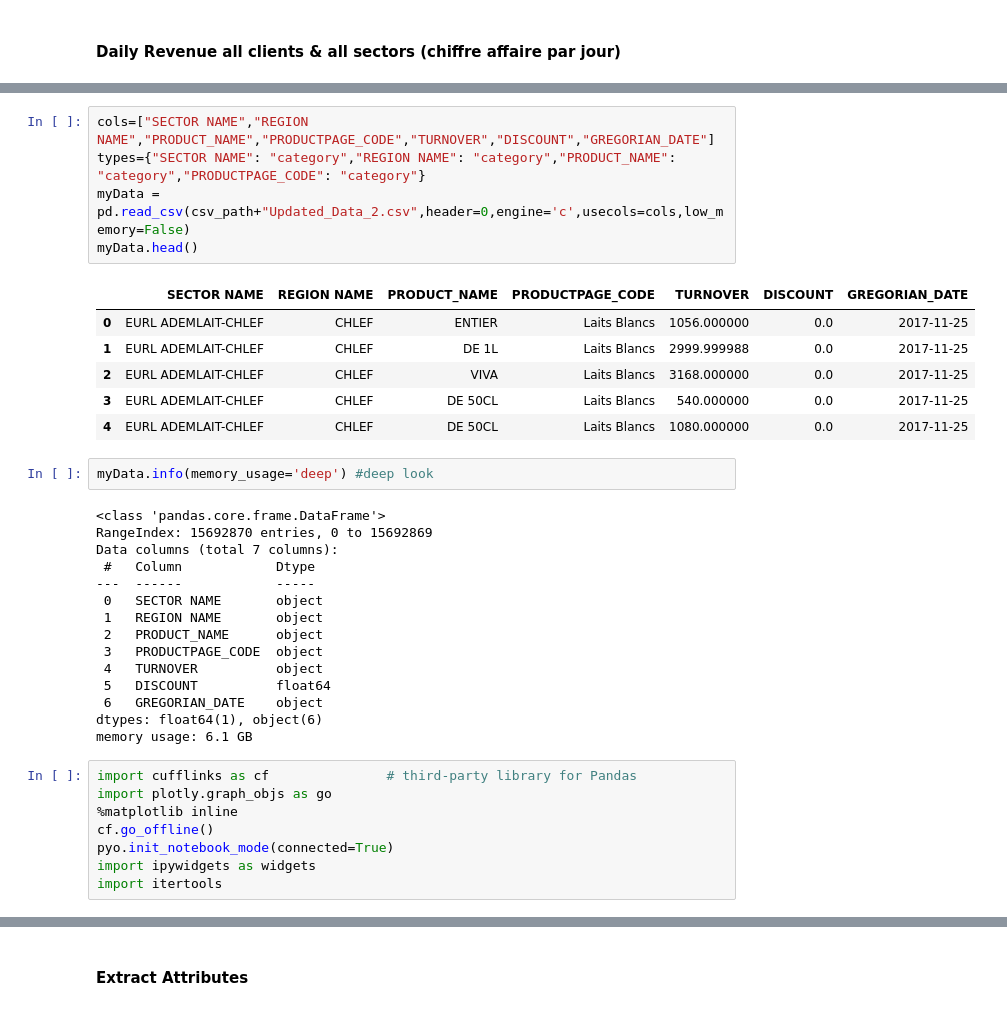
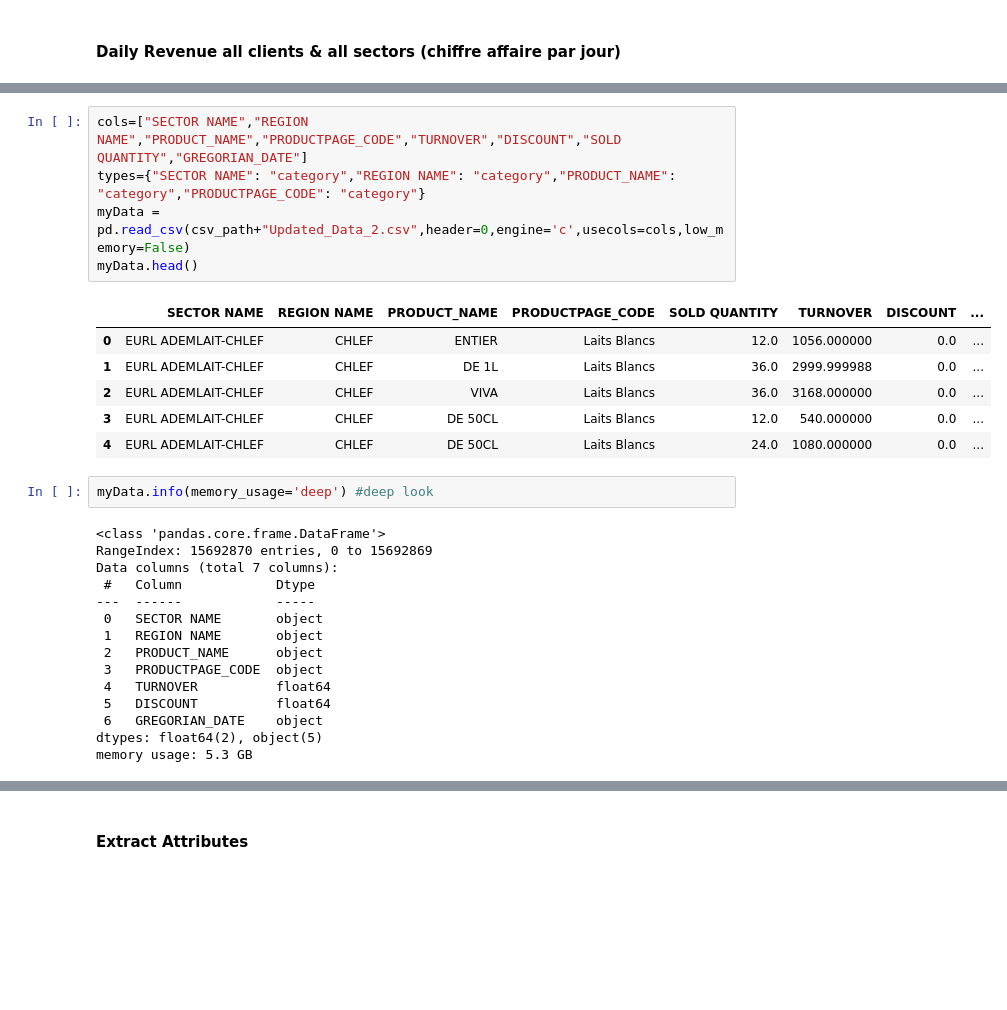
Before and after one commit to IsmailELY/Machine_Learning_for_Forecasting_Sales, a Jupyter notebook: Second_step.ipynb, the cells around one changed output, grey strips where cells are left out. Saved outputs shown, nothing was run; the diff lists cells and outputs as text; blank space fills up the shorter version.

```diff
--- a/Second_step.ipynb
+++ b/Second_step.ipynb
@@ -103,15 +111,15 @@ memory usage: 7.0 GB
 # %%
-cols=["SECTOR NAME","REGION NAME","PRODUCT_NAME","PRODUCTPAGE_CODE","TURNOVER","DISCOUNT","GREGORIAN_DATE"]
+cols=["SECTOR NAME","REGION NAME","PRODUCT_NAME","PRODUCTPAGE_CODE","TURNOVER","DISCOUNT","SOLD QUANTITY","GREGORIAN_DATE"]
 types={"SECTOR NAME": "category","REGION NAME": "category","PRODUCT_NAME": "category","PRODUCTPAGE_CODE": "category"}
 myData = pd.read_csv(csv_path+"Updated_Data_2.csv",header=0,engine='c',usecols=cols,low_memory=False)
 myData.head()
 # %% [output]
-|  | SECTOR NAME | REGION NAME | PRODUCT_NAME | PRODUCTPAGE_CODE | TURNOVER | DISCOUNT | GREGORIAN_DATE |
-| 0 | EURL ADEMLAIT-CHLEF | CHLEF | ENTIER | Laits Blancs | 1056.000000 | 0.0 | 2017-11-25 |
-| 1 | EURL ADEMLAIT-CHLEF | CHLEF | DE 1L | Laits Blancs | 2999.999988 | 0.0 | 2017-11-25 |
-| 2 | EURL ADEMLAIT-CHLEF | CHLEF | VIVA | Laits Blancs | 3168.000000 | 0.0 | 2017-11-25 |
-| 3 | EURL ADEMLAIT-CHLEF | CHLEF | DE 50CL | Laits Blancs | 540.000000 | 0.0 | 2017-11-25 |
-| 4 | EURL ADEMLAIT-CHLEF | CHLEF | DE 50CL | Laits Blancs | 1080.000000 | 0.0 | 2017-11-25 |
+|  | SECTOR NAME | REGION NAME | PRODUCT_NAME | PRODUCTPAGE_CODE | SOLD QUANTITY | TURNOVER | DISCOUNT | ... |
+| 0 | EURL ADEMLAIT-CHLEF | CHLEF | ENTIER | Laits Blancs | 12.0 | 1056.000000 | 0.0 | ... |
+| 1 | EURL ADEMLAIT-CHLEF | CHLEF | DE 1L | Laits Blancs | 36.0 | 2999.999988 | 0.0 | ... |
+| 2 | EURL ADEMLAIT-CHLEF | CHLEF | VIVA | Laits Blancs | 36.0 | 3168.000000 | 0.0 | ... |
+| 3 | EURL ADEMLAIT-CHLEF | CHLEF | DE 50CL | Laits Blancs | 12.0 | 540.000000 | 0.0 | ... |
+| 4 | EURL ADEMLAIT-CHLEF | CHLEF | DE 50CL | Laits Blancs | 24.0 | 1080.000000 | 0.0 | ... |
 # %%
 myData.info(memory_usage='deep') #deep look
 # %% [output]
@@ -124,16 +132,8 @@ Data columns (total 7 columns):
  1   REGION NAME       object
  2   PRODUCT_NAME      object
  3   PRODUCTPAGE_CODE  object
- 4   TURNOVER          object
+ 4   TURNOVER          float64
  5   DISCOUNT          float64
  6   GREGORIAN_DATE    object
-dtypes: float64(1), object(6)
-memory usage: 6.1 GB
+dtypes: float64(2), object(5)
+memory usage: 5.3 GB
-# %%
-import cufflinks as cf               # third-party library for Pandas
-import plotly.graph_objs as go
-%matplotlib inline
-cf.go_offline()
-pyo.init_notebook_mode(connected=True)
-import ipywidgets as widgets
-import itertools
```
Also changed, not shown: parts of 15 cells of this notebook, 4 other files.
